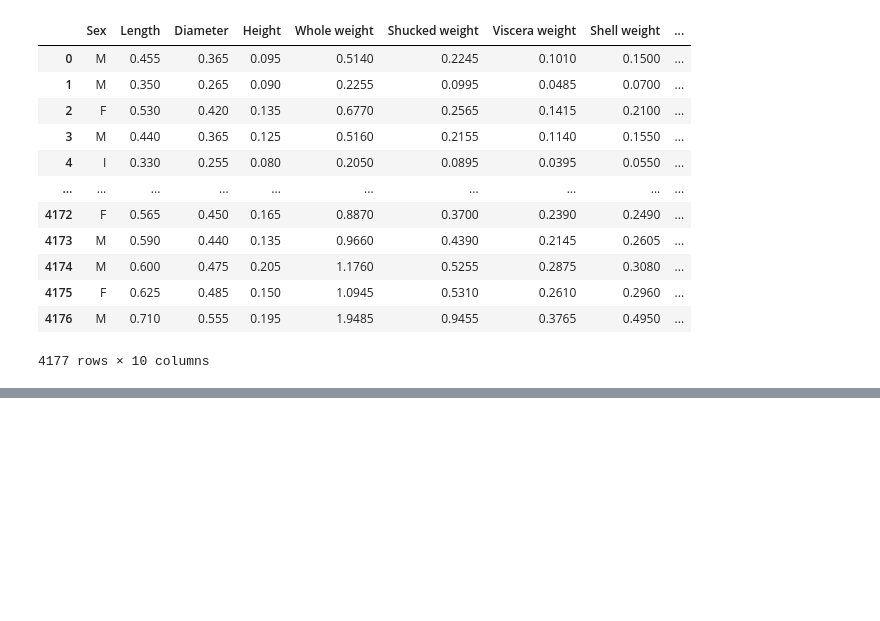
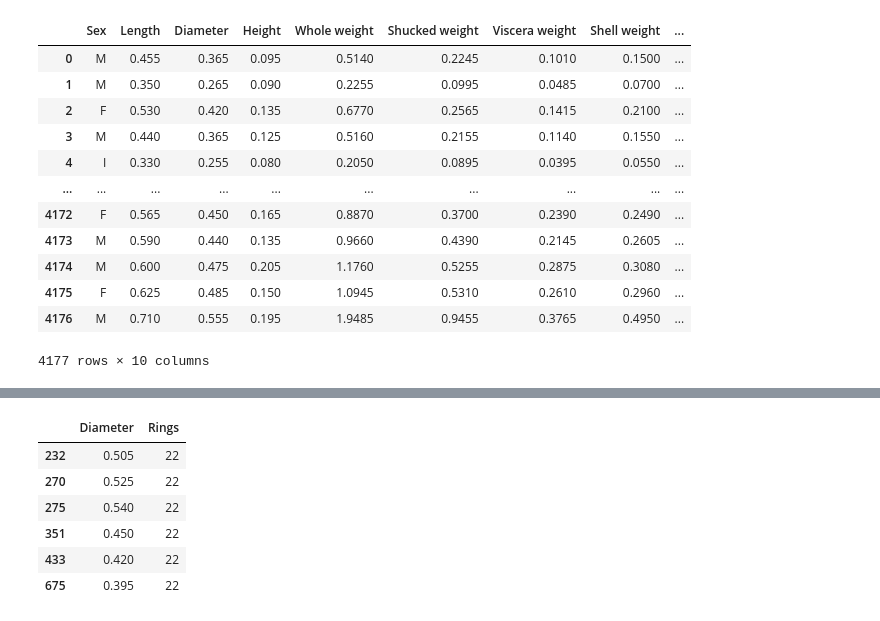
Before and after one commit to devslayr/Pratical_DS, a Jupyter notebook: tute1.ipynb, the cells around one changed output, grey strips where cells are left out. Cells and saved outputs as stored; diff of their text form; code cells hidden in the pictures; blank space fills up the shorter version.

```diff
--- a/tute1.ipynb
+++ b/tute1.ipynb
@@ -257,0 +331,10 @@ fake_abalone
+# %%
+fake_abalone[['Diameter', 'Rings']][fake_abalone.Rings == 22]
+# %% [output]
+|  | Diameter | Rings |
+| 232 | 0.505 | 22 |
+| 270 | 0.525 | 22 |
+| 275 | 0.540 | 22 |
+| 351 | 0.450 | 22 |
+| 433 | 0.420 | 22 |
+| 675 | 0.395 | 22 |
```
Also changed, not shown: parts of 14 cells of this notebook.
